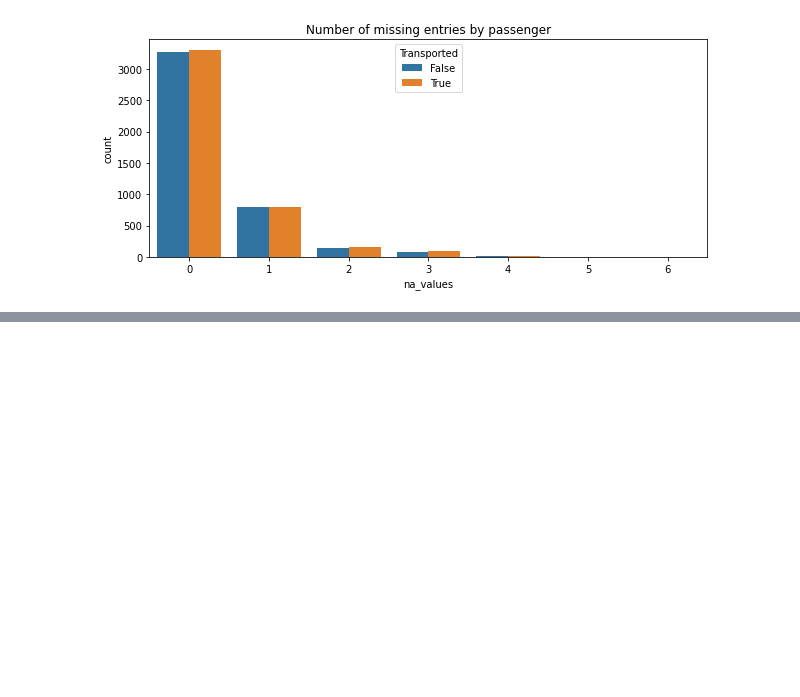
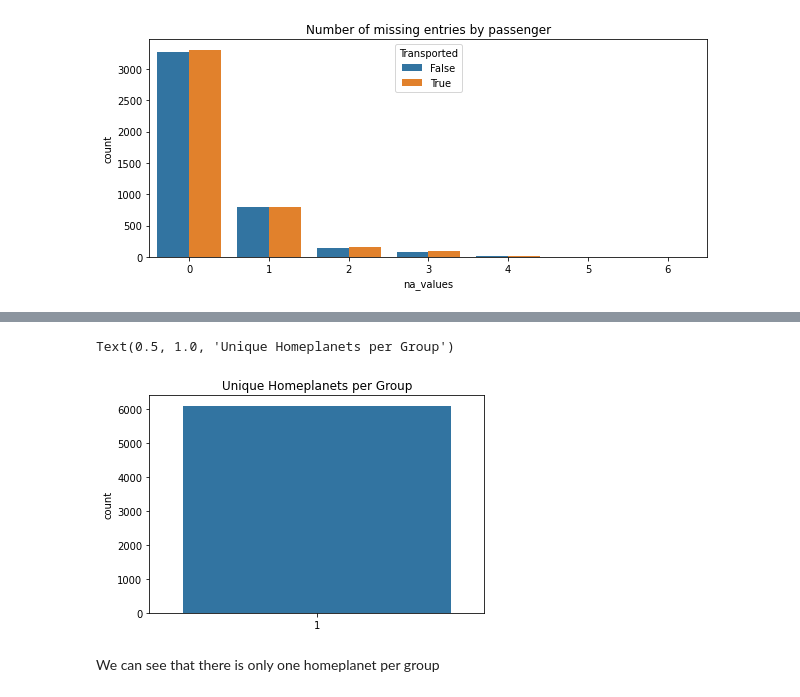
Before and after one commit to danielsaiger1/Data_Analytics, a Jupyter notebook: spaceship-titanic.ipynb, the cells around one changed output, grey strips where cells are left out. Drawn from its saved outputs; the diff is of its cells as text; code cells hidden in the pictures; blank space fills up the shorter version.

```diff
--- a/spaceship-titanic.ipynb
+++ b/spaceship-titanic.ipynb
@@ -586,0 +597,3 @@ train.drop('na_values', axis=1, inplace=True)
+# %%
+jd = train.groupby(['Group', 'HomePlanet'])['HomePlanet'].size().unstack().fillna(0)
+jd.head(10)
@@ -586,0 +613,8 @@ train.drop('na_values', axis=1, inplace=True)
+# %%
+sns.countplot((jd > 0).sum(axis = 1))
+plt.title("Unique Homeplanets per Group")
+# %% [output]
+Text(0.5, 1.0, 'Unique Homeplanets per Group')
+[figure, added]
+# %% [markdown]
+We can see that there is only one homeplanet per group
```
Also changed, not shown: parts of 2 cells of this notebook.
